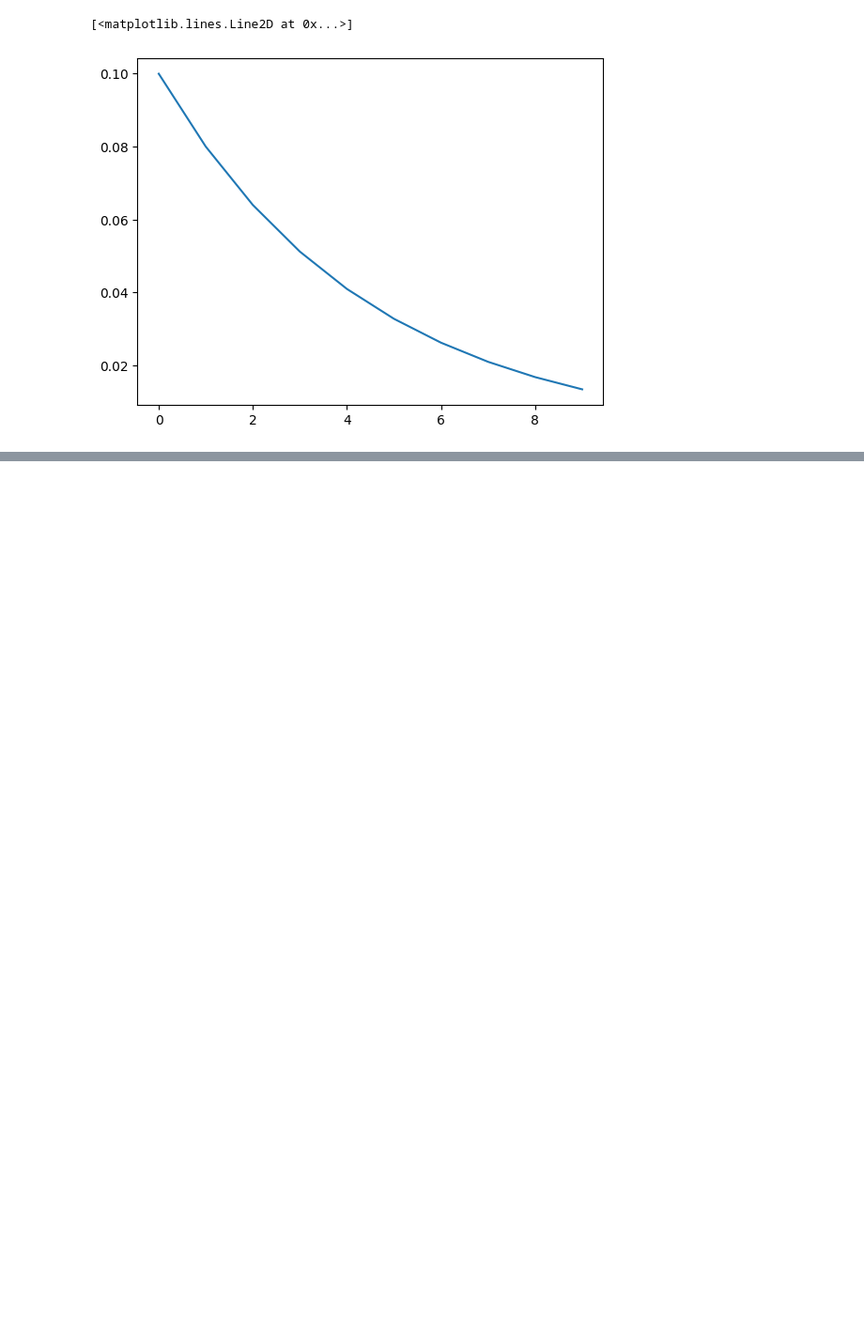
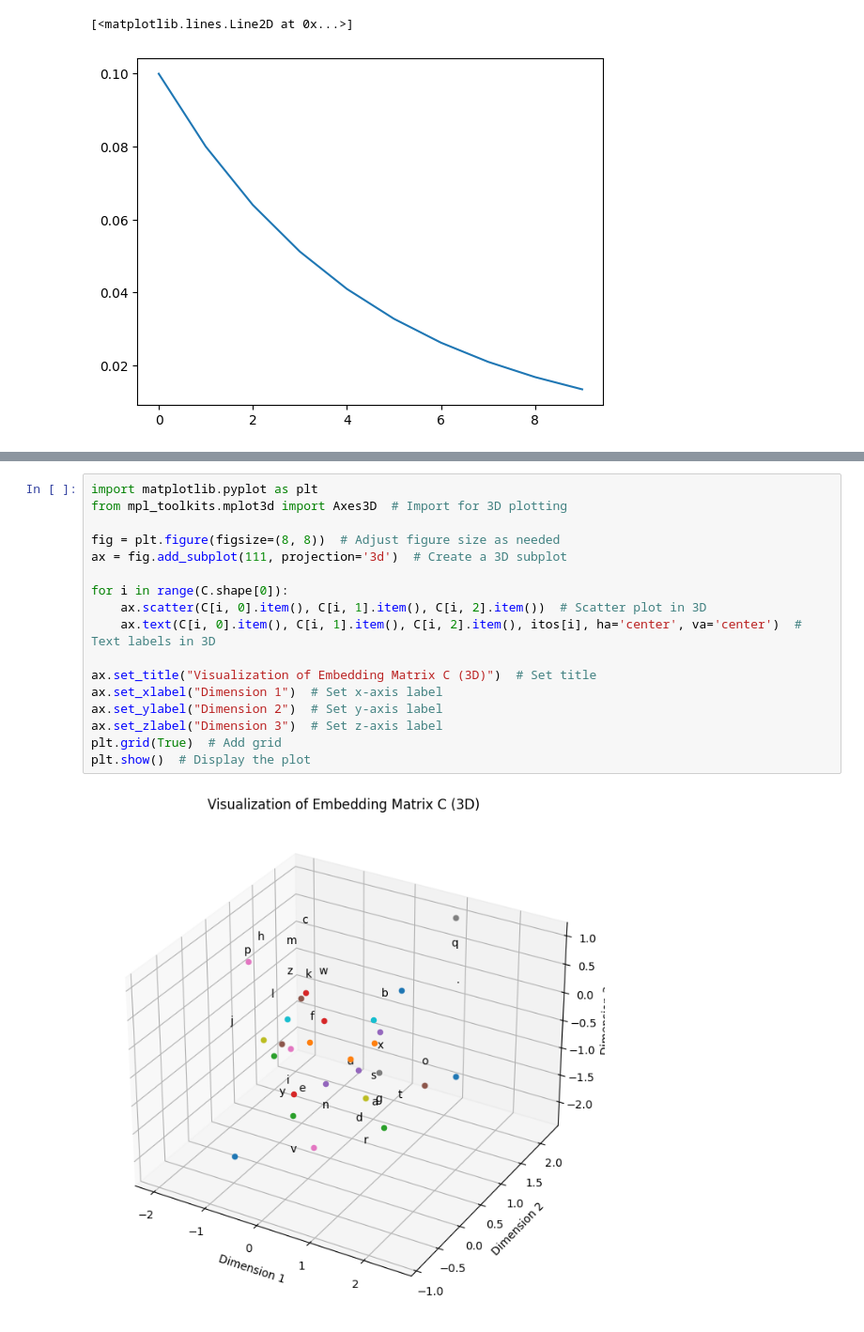
Before and after one commit to burakemretetik/makemore, a Jupyter notebook: makemore_mlp.ipynb, the cells around one changed output, grey strips where cells are left out. Shown: that part at 94% size. Cells and saved outputs as stored; diff of their text form; blank space fills up the shorter version.

```diff
--- a/makemore_mlp.ipynb
+++ b/makemore_mlp.ipynb
@@ -404,0 +470,19 @@ tensor(2.5844, grad_fn=<NllLossBackward0>)
+# %%
+import matplotlib.pyplot as plt
+from mpl_toolkits.mplot3d import Axes3D  # Import for 3D plotting
+
+fig = plt.figure(figsize=(8, 8))  # Adjust figure size as needed
+ax = fig.add_subplot(111, projection='3d')  # Create a 3D subplot
+
+for i in range(C.shape[0]):
+    ax.scatter(C[i, 0].item(), C[i, 1].item(), C[i, 2].item())  # Scatter plot in 3D
+    ax.text(C[i, 0].item(), C[i, 1].item(), C[i, 2].item(), itos[i], ha='center', va='center')  # Text labels in 3D
+
+ax.set_title("Visualization of Embedding Matrix C (3D)")  # Set title
+ax.set_xlabel("Dimension 1")  # Set x-axis label
+ax.set_ylabel("Dimension 2")  # Set y-axis label
+ax.set_zlabel("Dimension 3")  # Set z-axis label
+plt.grid(True)  # Add grid
+plt.show()  # Display the plot
+# %% [output]
+[figure, added]
```
Also changed, not shown: parts of 12 cells of this notebook.
